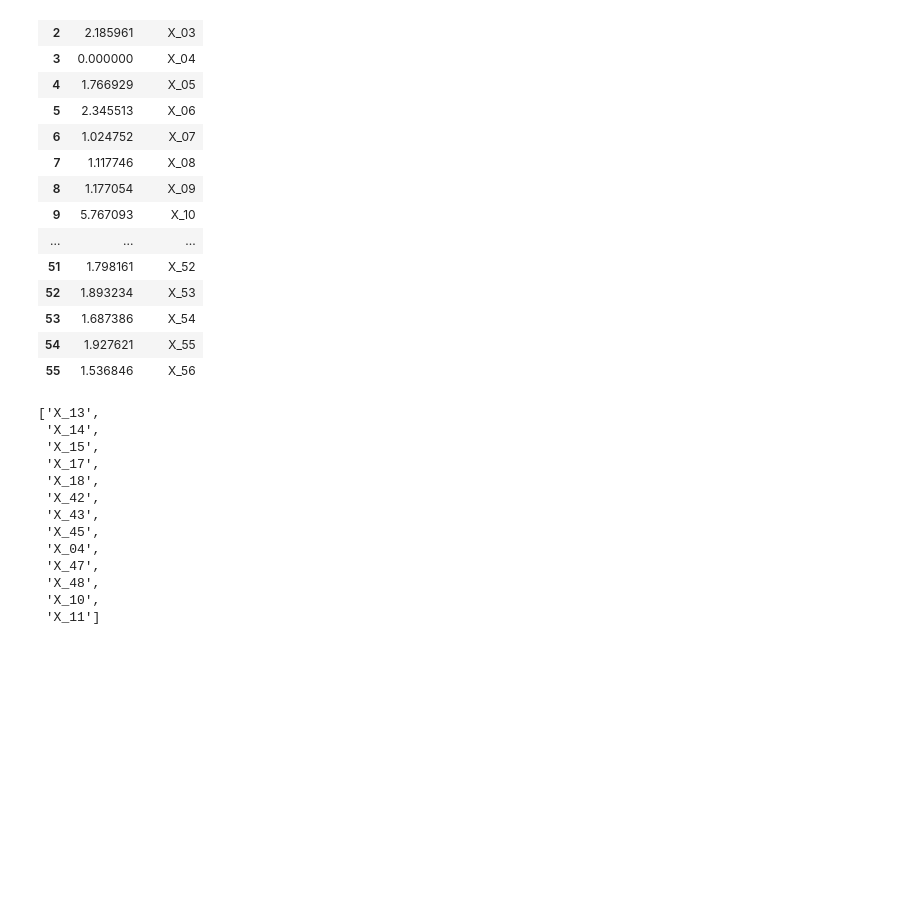
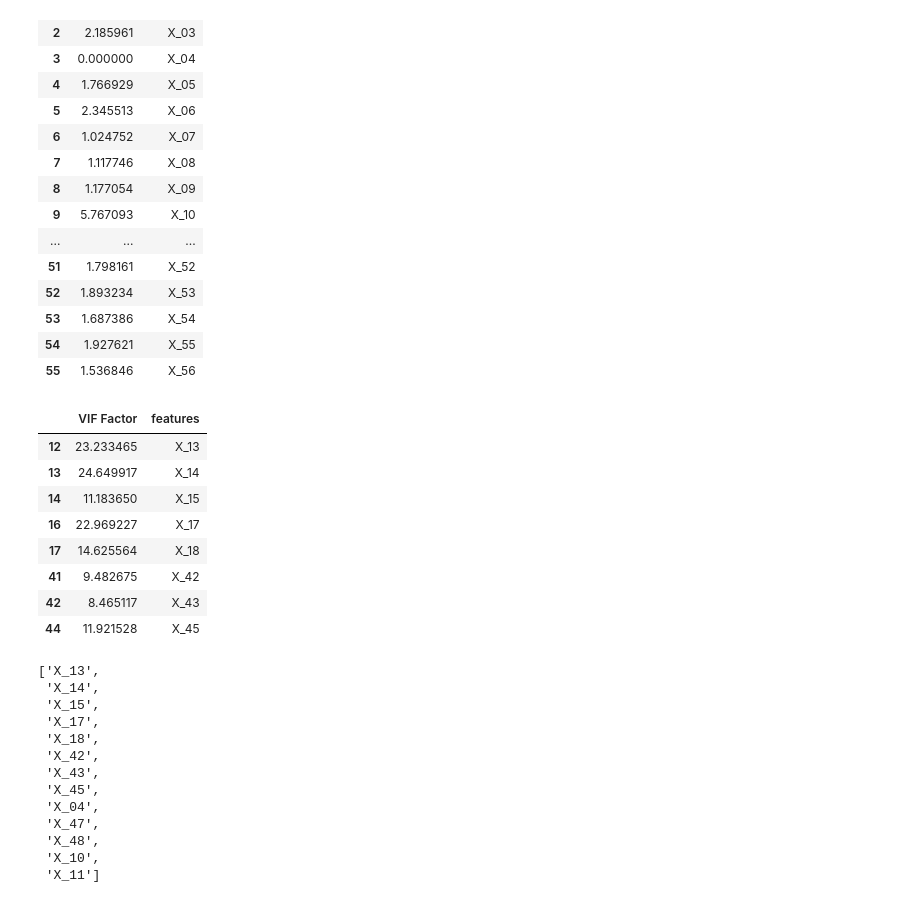
Before and after one commit to mjcode1588/trendsetter, a Jupyter notebook: mjcode/다중공선성확인.ipynb, the cells around one changed output. Cells and saved outputs as stored; diff of their text form; code cells hidden in the pictures; blank space fills up the shorter version.

```diff
--- a/mjcode/다중공선성확인.ipynb
+++ b/mjcode/다중공선성확인.ipynb
@@ -54,7 +72,18 @@ vif
 | 54 | 1.927621 | X_55 |
 | 55 | 1.536846 | X_56 |
 # %%
-remove_vif = vif[vif["VIF Factor"] >8]
+remove_vif = vif[vif["VIF Factor"] >6]
+remove_vif
+# %% [output]
+|  | VIF Factor | features |
+| 12 | 23.233465 | X_13 |
+| 13 | 24.649917 | X_14 |
+| 14 | 11.183650 | X_15 |
+| 16 | 22.969227 | X_17 |
+| 17 | 14.625564 | X_18 |
+| 41 | 9.482675 | X_42 |
+| 42 | 8.465117 | X_43 |
+| 44 | 11.921528 | X_45 |
 # %%
 rmlist = list(remove_vif.features.unique())
 rmlist.extend(["X_04", "X_47", 'X_48', "X_10","X_11"])
```
Also changed, not shown: parts of 13 cells of this notebook, 6 other files.
